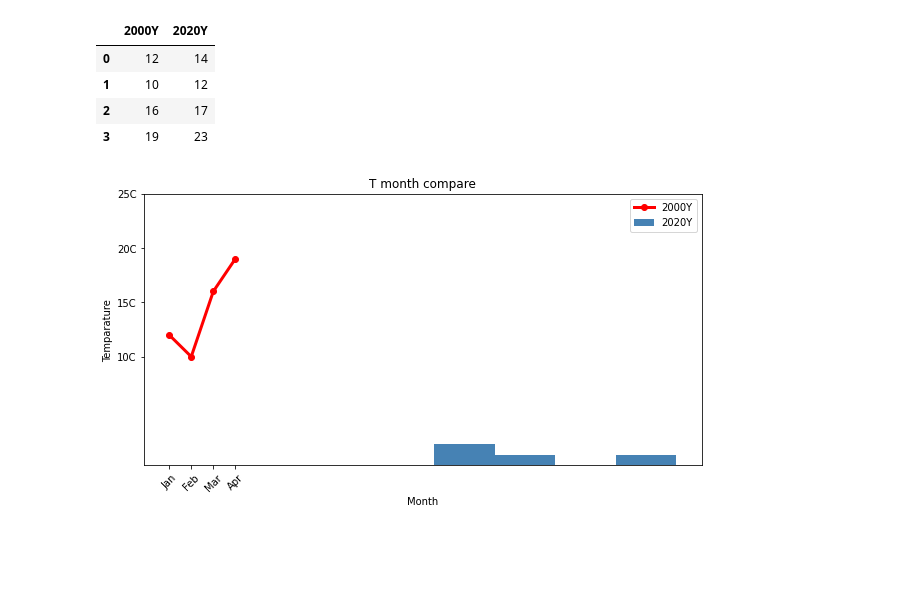
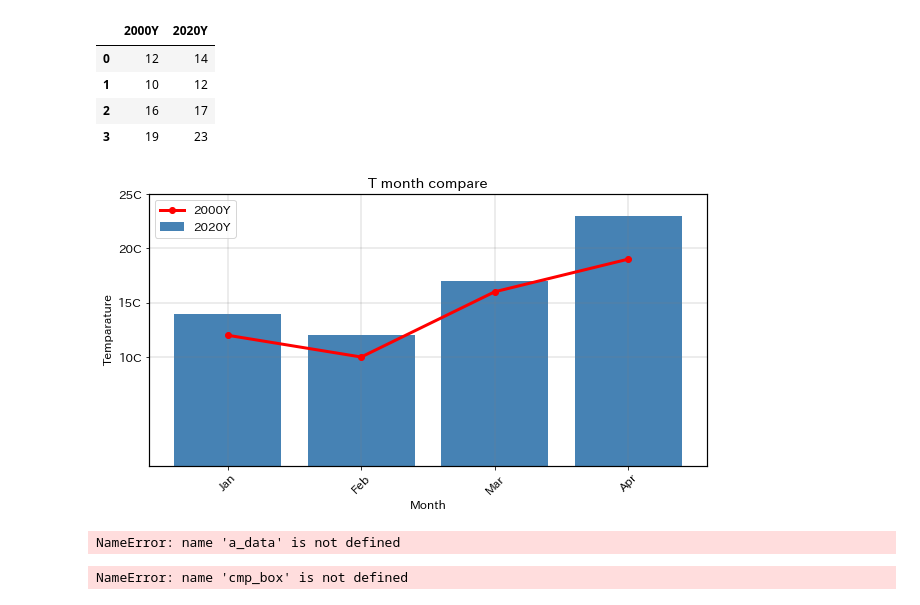
Before and after one commit to ikymbiz/self_lib, a Jupyter notebook: self_lib/graph.ipynb, the cells around one changed output. Saved outputs shown, nothing was run; the diff lists cells and outputs as text; code cells hidden in the pictures; blank space fills up the shorter version.

```diff
--- a/self_lib/graph.ipynb
+++ b/self_lib/graph.ipynb
@@ -88,17 +90,23 @@ class graph:
 # %%
 import matplotlib.pyplot as plt
 import seaborn as sns
 g=graph()
 g.duplex(main_title="T month compare",
          x_title="Month",
          x_rotation=45,
          x_scale=[[0,1,2,3],["Jan","Feb","Mar","Apr"]],
          y_title="Temparature",
          y_scale=[[10,15,20,25],["10C","15C","20C","25C"]],
          y_rotation=90,
-         g_type=["line","hist"],
+         g_type=["line","bar"],
          g_data=[data['2000Y'],data['2020Y']],
          label=["2000Y","2020Y"],
          color=["Red","steelblue"])
 # %% [output]
-[figure, old version]
+[figure, new version]
+# %%
+#EDA
+cor_data2=a_data[["賃料","コンロ1口","コンロ2口","コンロ3口","コンロ4口以上","コンロ設置可（口数不明）"]].copy()
+cor_data2=cor_data2.rename(columns={"賃料":"price","コンロ1口":"C1","コンロ2口":"C2","コンロ3口":"C3","コンロ4口以上":"C4","コンロ設置可（口数不明）":"Cn"})
+# %% [output]
+NameError: name 'a_data' is not defined
@@ -104,0 +183,13 @@ g.duplex(main_title="T month compare",
+# %%
+cmp_box(ol_vis=0,
+    title="コンロ数別の賃料比較",
+    x_title="コンロの数",
+    y_title= "price",
+    labels=["1口","2口","3口","4口以上","不明"],
+    dataset=[cor_data2['price'][cor_data2['C1']==1],
+    cor_data2['price'][cor_data2['C2']==1],
+    cor_data2['price'][cor_data2['C3']==1],
+    cor_data2['price'][cor_data2['C4']==1],
+    cor_data2['price'][cor_data2['Cn']==1]])
+# %% [output]
+NameError: name 'cmp_box' is not defined
```
Also changed, not shown: parts of 18 cells of this notebook, 6 other files.
